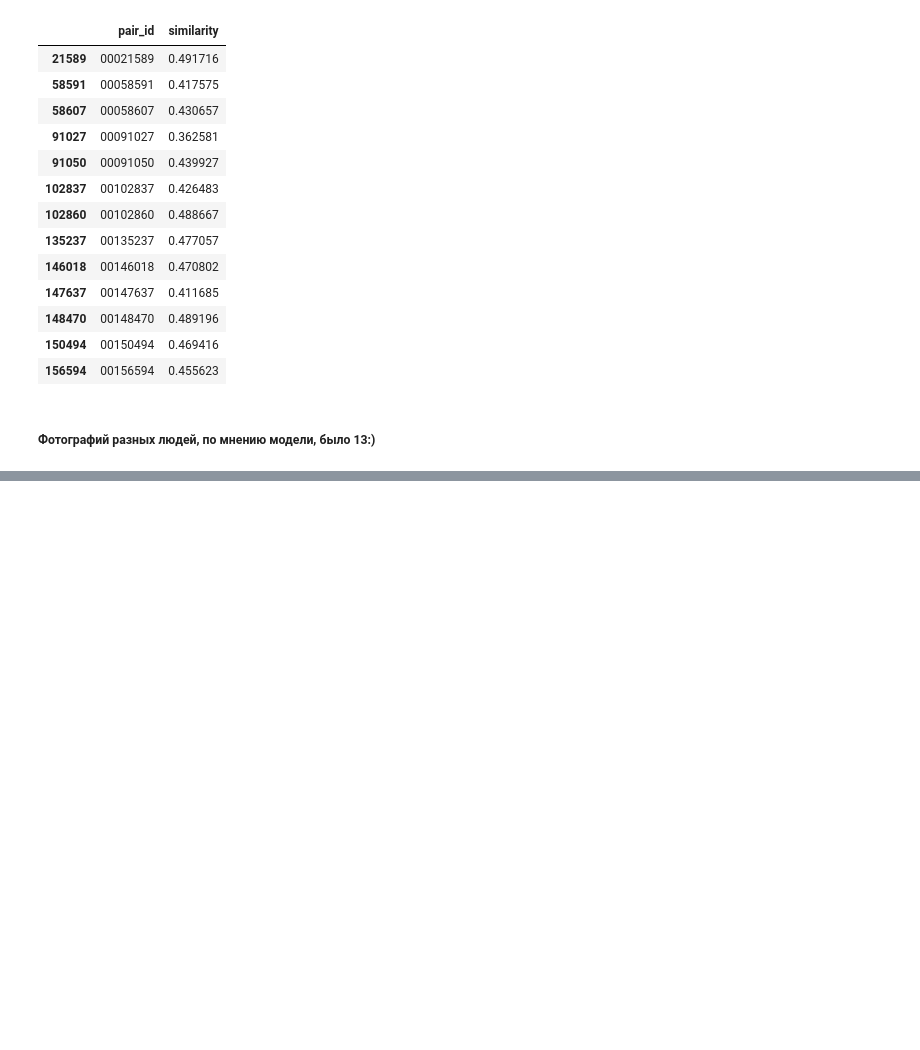
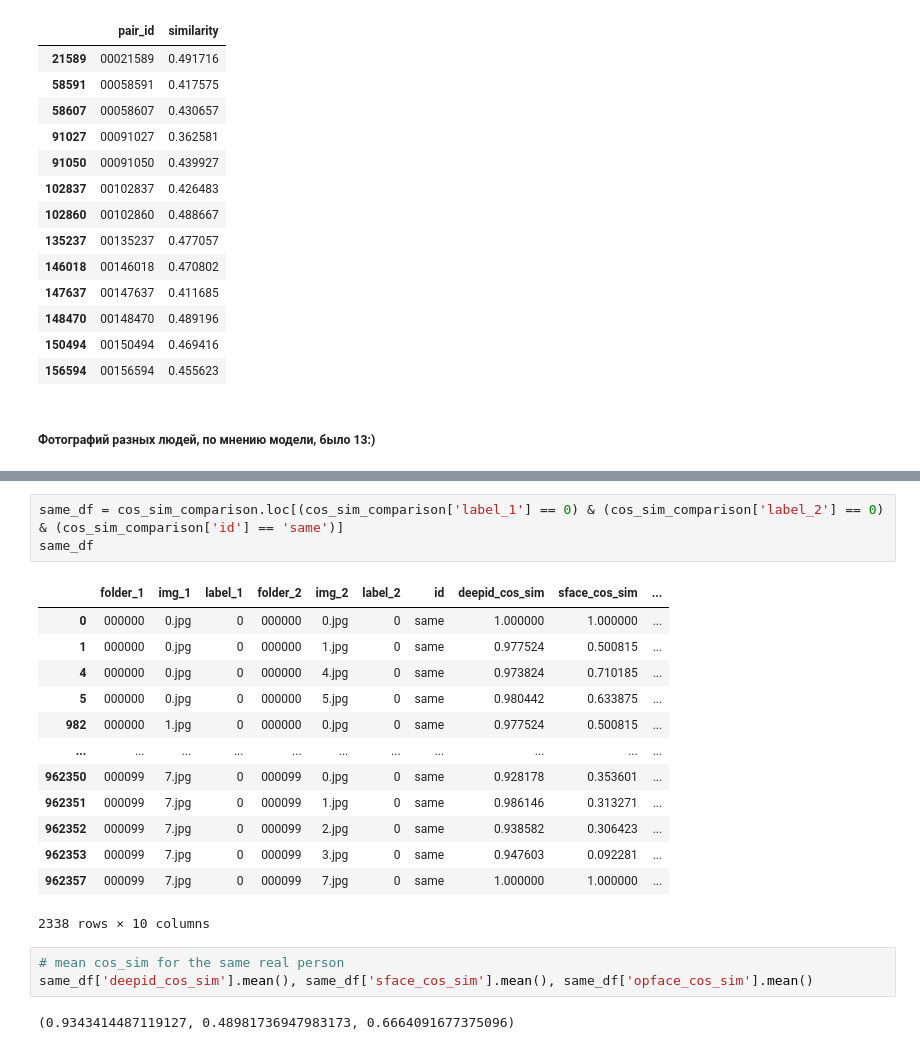
Before and after one commit to BasselSh/Kryptonite-ML-Challenge, a Jupyter notebook: other-experiments/DeepFace.ipynb, the cells around one changed output, grey strips where cells are left out. Drawn from its saved outputs; the diff is of its cells as text; blank space fills up the shorter version.

```diff
--- a/other-experiments/DeepFace.ipynb
+++ b/other-experiments/DeepFace.ipynb
@@ -698,0 +927,22 @@ preds.loc[preds['similarity']<0.5]
+# %%
+same_df = cos_sim_comparison.loc[(cos_sim_comparison['label_1'] == 0) & (cos_sim_comparison['label_2'] == 0) & (cos_sim_comparison['id'] == 'same')]
+same_df
+# %% [output]
+|  | folder_1 | img_1 | label_1 | folder_2 | img_2 | label_2 | id | deepid_cos_sim | sface_cos_sim | ... |
+| 0 | 000000 | 0.jpg | 0 | 000000 | 0.jpg | 0 | same | 1.000000 | 1.000000 | ... |
+| 1 | 000000 | 0.jpg | 0 | 000000 | 1.jpg | 0 | same | 0.977524 | 0.500815 | ... |
+| 4 | 000000 | 0.jpg | 0 | 000000 | 4.jpg | 0 | same | 0.973824 | 0.710185 | ... |
+| 5 | 000000 | 0.jpg | 0 | 000000 | 5.jpg | 0 | same | 0.980442 | 0.633875 | ... |
+| 982 | 000000 | 1.jpg | 0 | 000000 | 0.jpg | 0 | same | 0.977524 | 0.500815 | ... |
+| ... | ... | ... | ... | ... | ... | ... | ... | ... | ... | ... |
+| 962350 | 000099 | 7.jpg | 0 | 000099 | 0.jpg | 0 | same | 0.928178 | 0.353601 | ... |
+| 962351 | 000099 | 7.jpg | 0 | 000099 | 1.jpg | 0 | same | 0.986146 | 0.313271 | ... |
+| 962352 | 000099 | 7.jpg | 0 | 000099 | 2.jpg | 0 | same | 0.938582 | 0.306423 | ... |
+| 962353 | 000099 | 7.jpg | 0 | 000099 | 3.jpg | 0 | same | 0.947603 | 0.092281 | ... |
+| 962357 | 000099 | 7.jpg | 0 | 000099 | 7.jpg | 0 | same | 1.000000 | 1.000000 | ... |
+2338 rows × 10 columns
+# %%
+# mean cos_sim for the same real person
+same_df['deepid_cos_sim'].mean(), same_df['sface_cos_sim'].mean(), same_df['opface_cos_sim'].mean()
+# %% [output]
+(0.9343414487119127, 0.48981736947983173, 0.6664091677375096)
```
Also changed, not shown: parts of 34 cells of this notebook, 3 other files.
